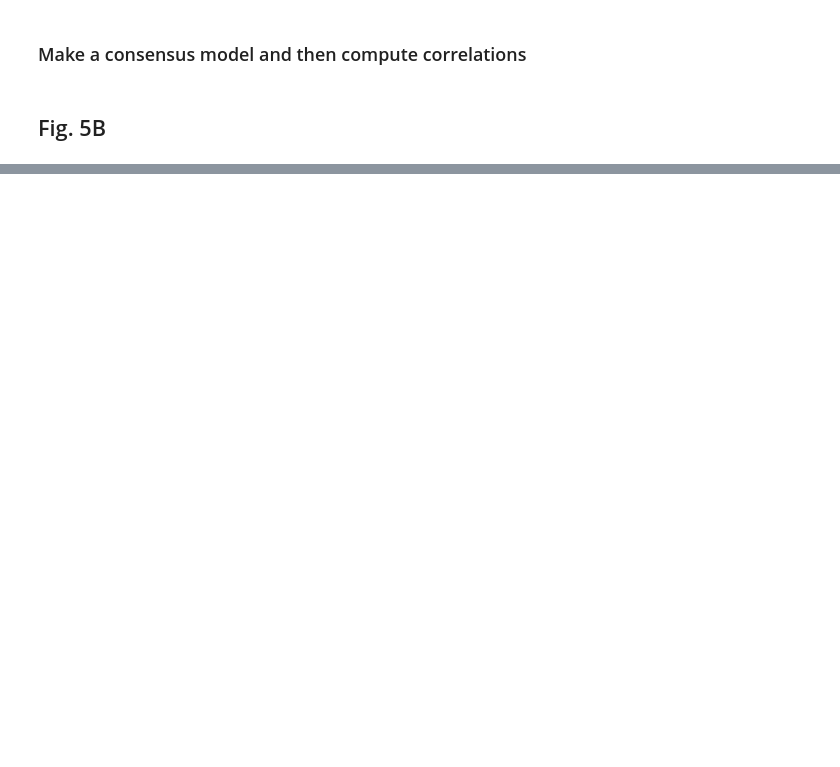
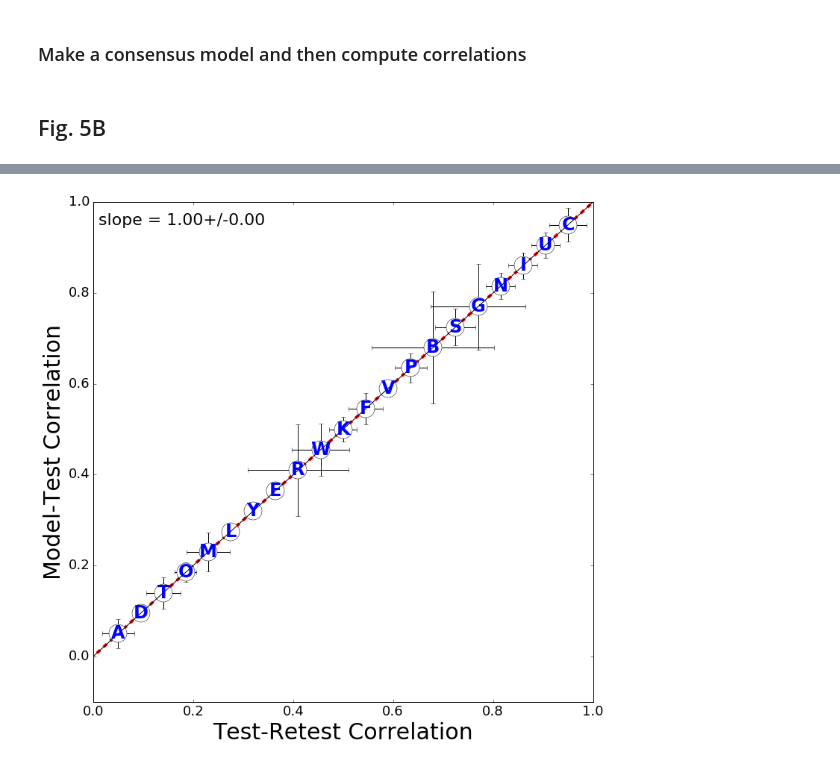
Before and after one commit to dream-olfaction/olfaction-prediction, a Jupyter notebook: opc_python/paper/fig5b-TestRetest.ipynb, the cells around one changed output, grey strips where cells are left out. Cells and saved outputs as stored; diff of their text form; code cells hidden in the pictures; blank space fills up the shorter version.

```diff
--- a/opc_python/paper/fig5b-TestRetest.ipynb
+++ b/opc_python/paper/fig5b-TestRetest.ipynb
@@ -293,0 +311,5 @@ Pooled p = 0.00525 (ignoring intensity and pleasantness)
+# %%
+# Use the model to create the prediction arrays
+Y_pred_dec = loading.make_prediction_files(rfcs_norep_2,X_test_int,X_test_other,
+                                         'replicated',2,intensity_mask=intensity_mask,Y_test=None,
+                                          write=False)
@@ -293,0 +456,9 @@ Pooled p = 0.00525 (ignoring intensity and pleasantness)
+# %%
+cartoon = np.linspace(0.05,0.95,21)[np.argsort(trt2_cv)]
+plot_r(cartoon,cartoon,1,trt2_cv_jn.std(axis=1),trt_err=trt2_cv_jn.std(axis=1))
+plt.xlim(0,1.0)
+plt.ylim(-0.1,1.0);
+plt.tick_params(axis='both', which='major', labelsize=18);
+plt.savefig('../../figures/test-retest_cartoon_2.eps',format='eps')
+# %% [output]
+[figure, added]
```
Also changed, not shown: parts of 20 cells of this notebook, 6 other files.
